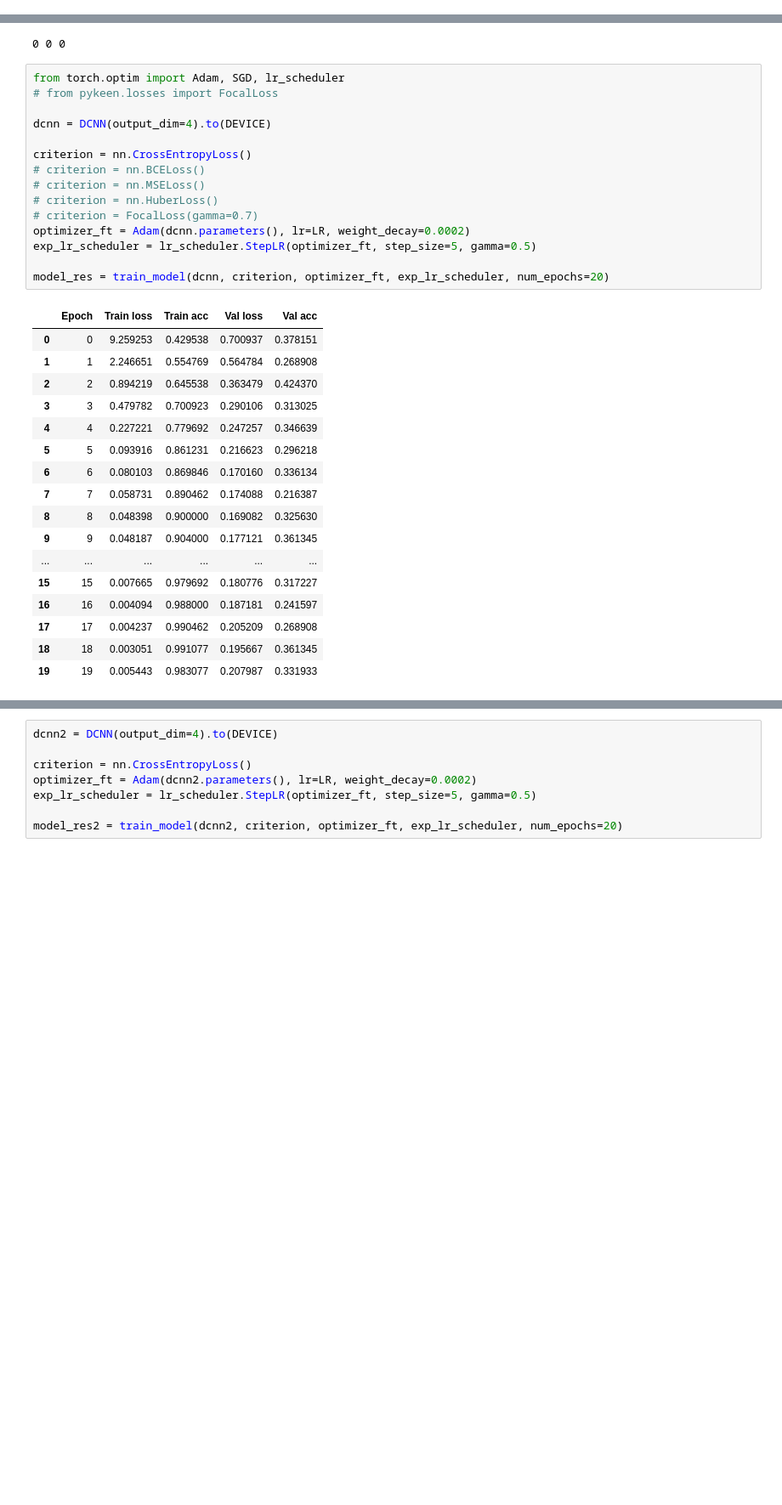
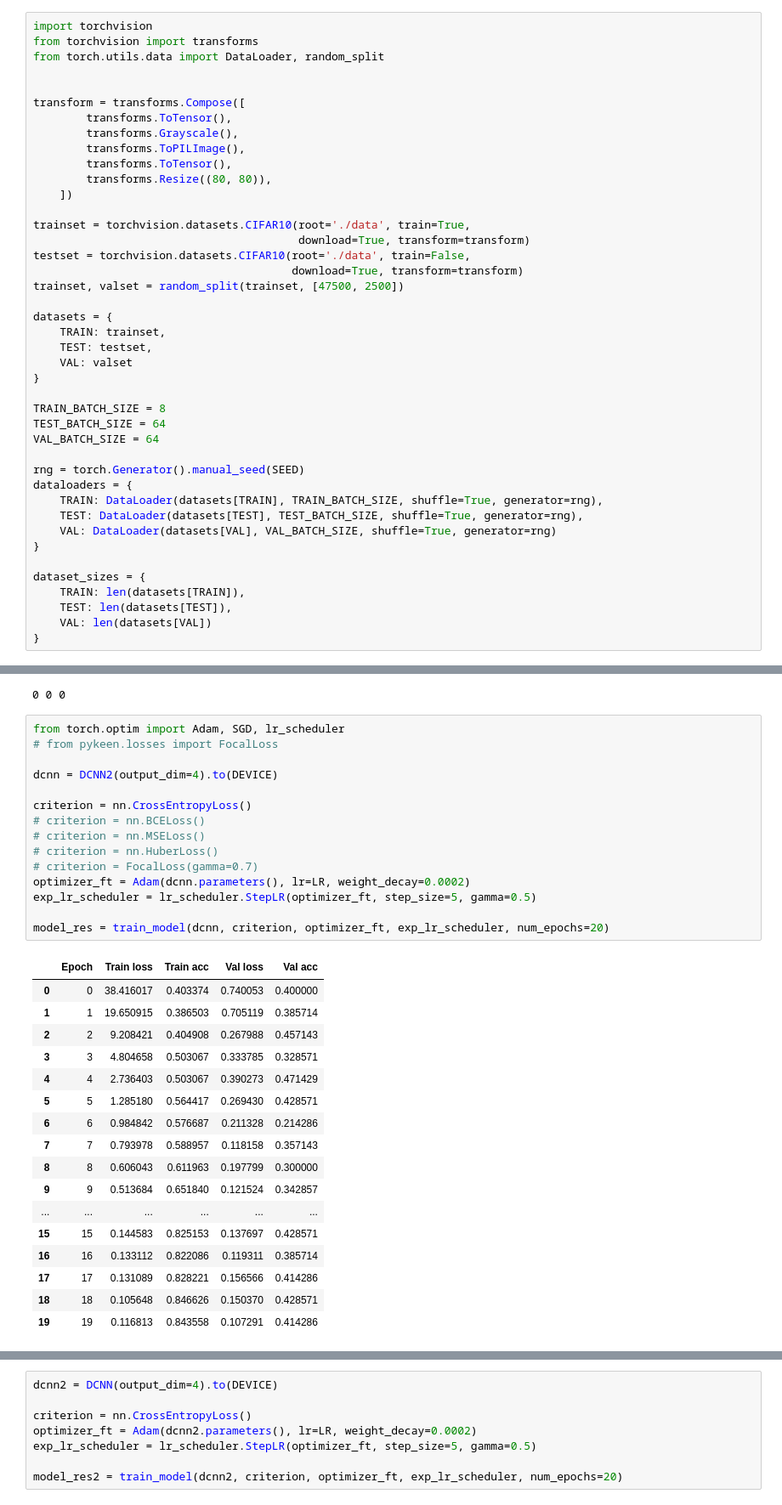
Before and after one commit to Sorooshi/Depression_Spectrograms, a Jupyter notebook: Notebooks/Spectrgogram_CNN.ipynb, the cells around one changed output, grey strips where cells are left out. Shown at 85% size. Cells and saved outputs as stored; diff of their text form; blank space fills up the shorter version.

```diff
--- a/Notebooks/Spectrgogram_CNN.ipynb
+++ b/Notebooks/Spectrgogram_CNN.ipynb
@@ -413,0 +362,42 @@ plt.imshow(transforms.ToPILImage()(img2))
+# %%
+import torchvision
+from torchvision import transforms
+from torch.utils.data import DataLoader, random_split
+
+
+transform = transforms.Compose([
+        transforms.ToTensor(),
+        transforms.Grayscale(),
+        transforms.ToPILImage(),
+        transforms.ToTensor(),
+        transforms.Resize((80, 80)),
+    ])
+
+trainset = torchvision.datasets.CIFAR10(root='./data', train=True,
+                                        download=True, transform=transform)
+testset = torchvision.datasets.CIFAR10(root='./data', train=False,
+                                       download=True, transform=transform)
+trainset, valset = random_split(trainset, [47500, 2500])
+
+datasets = {
+    TRAIN: trainset,
+    TEST: testset,
+    VAL: valset
+}
+
+TRAIN_BATCH_SIZE = 8
+TEST_BATCH_SIZE = 64
+VAL_BATCH_SIZE = 64
+
+rng = torch.Generator().manual_seed(SEED)
+dataloaders = {
+    TRAIN: DataLoader(datasets[TRAIN], TRAIN_BATCH_SIZE, shuffle=True, generator=rng),
+    TEST: DataLoader(datasets[TEST], TEST_BATCH_SIZE, shuffle=True, generator=rng),
+    VAL: DataLoader(datasets[VAL], VAL_BATCH_SIZE, shuffle=True, generator=rng)
+}
+
+dataset_sizes = {
+    TRAIN: len(datasets[TRAIN]),
+    TEST: len(datasets[TEST]),
+    VAL: len(datasets[VAL])
+}
@@ -648,33 +747,33 @@ print(torch.cuda.memory_reserved(), torch.cuda.memory_allocated(), torch.cuda.me
 # %%
 from torch.optim import Adam, SGD, lr_scheduler
 # from pykeen.losses import FocalLoss
 
-dcnn = DCNN(output_dim=4).to(DEVICE)
+dcnn = DCNN2(output_dim=4).to(DEVICE)
 
 criterion = nn.CrossEntropyLoss()
 # criterion = nn.BCELoss()
 # criterion = nn.MSELoss()
 # criterion = nn.HuberLoss()
 # criterion = FocalLoss(gamma=0.7)
 optimizer_ft = Adam(dcnn.parameters(), lr=LR, weight_decay=0.0002)
 exp_lr_scheduler = lr_scheduler.StepLR(optimizer_ft, step_size=5, gamma=0.5)
 
 model_res = train_model(dcnn, criterion, optimizer_ft, exp_lr_scheduler, num_epochs=20)
 # %% [output]
 |  | Epoch | Train loss | Train acc | Val loss | Val acc |
-| 0 | 0 | 9.259253 | 0.429538 | 0.700937 | 0.378151 |
-| 1 | 1 | 2.246651 | 0.554769 | 0.564784 | 0.268908 |
-| 2 | 2 | 0.894219 | 0.645538 | 0.363479 | 0.424370 |
-| 3 | 3 | 0.479782 | 0.700923 | 0.290106 | 0.313025 |
-| 4 | 4 | 0.227221 | 0.779692 | 0.247257 | 0.346639 |
-| 5 | 5 | 0.093916 | 0.861231 | 0.216623 | 0.296218 |
-| 6 | 6 | 0.080103 | 0.869846 | 0.170160 | 0.336134 |
-| 7 | 7 | 0.058731 | 0.890462 | 0.174088 | 0.216387 |
-| 8 | 8 | 0.048398 | 0.900000 | 0.169082 | 0.325630 |
-| 9 | 9 | 0.048187 | 0.904000 | 0.177121 | 0.361345 |
+| 0 | 0 | 38.416017 | 0.403374 | 0.740053 | 0.400000 |
+| 1 | 1 | 19.650915 | 0.386503 | 0.705119 | 0.385714 |
+| 2 | 2 | 9.208421 | 0.404908 | 0.267988 | 0.457143 |
+| 3 | 3 | 4.804658 | 0.503067 | 0.333785 | 0.328571 |
+| 4 | 4 | 2.736403 | 0.503067 | 0.390273 | 0.471429 |
+| 5 | 5 | 1.285180 | 0.564417 | 0.269430 | 0.428571 |
+| 6 | 6 | 0.984842 | 0.576687 | 0.211328 | 0.214286 |
+| 7 | 7 | 0.793978 | 0.588957 | 0.118158 | 0.357143 |
+| 8 | 8 | 0.606043 | 0.611963 | 0.197799 | 0.300000 |
+| 9 | 9 | 0.513684 | 0.651840 | 0.121524 | 0.342857 |
 | ... | ... | ... | ... | ... | ... |
-| 15 | 15 | 0.007665 | 0.979692 | 0.180776 | 0.317227 |
-| 16 | 16 | 0.004094 | 0.988000 | 0.187181 | 0.241597 |
-| 17 | 17 | 0.004237 | 0.990462 | 0.205209 | 0.268908 |
-| 18 | 18 | 0.003051 | 0.991077 | 0.195667 | 0.361345 |
-| 19 | 19 | 0.005443 | 0.983077 | 0.207987 | 0.331933 |
+| 15 | 15 | 0.144583 | 0.825153 | 0.137697 | 0.428571 |
+| 16 | 16 | 0.133112 | 0.822086 | 0.119311 | 0.385714 |
+| 17 | 17 | 0.131089 | 0.828221 | 0.156566 | 0.414286 |
+| 18 | 18 | 0.105648 | 0.846626 | 0.150370 | 0.428571 |
+| 19 | 19 | 0.116813 | 0.843558 | 0.107291 | 0.414286 |
```
Also changed, not shown: parts of 31 cells of this notebook.
